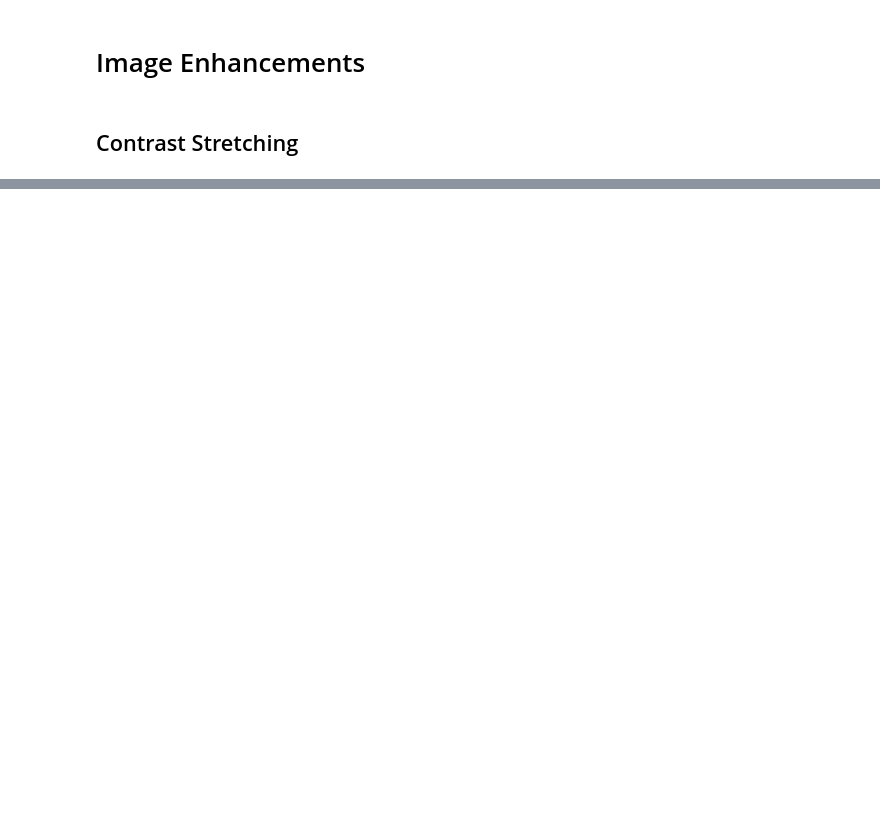
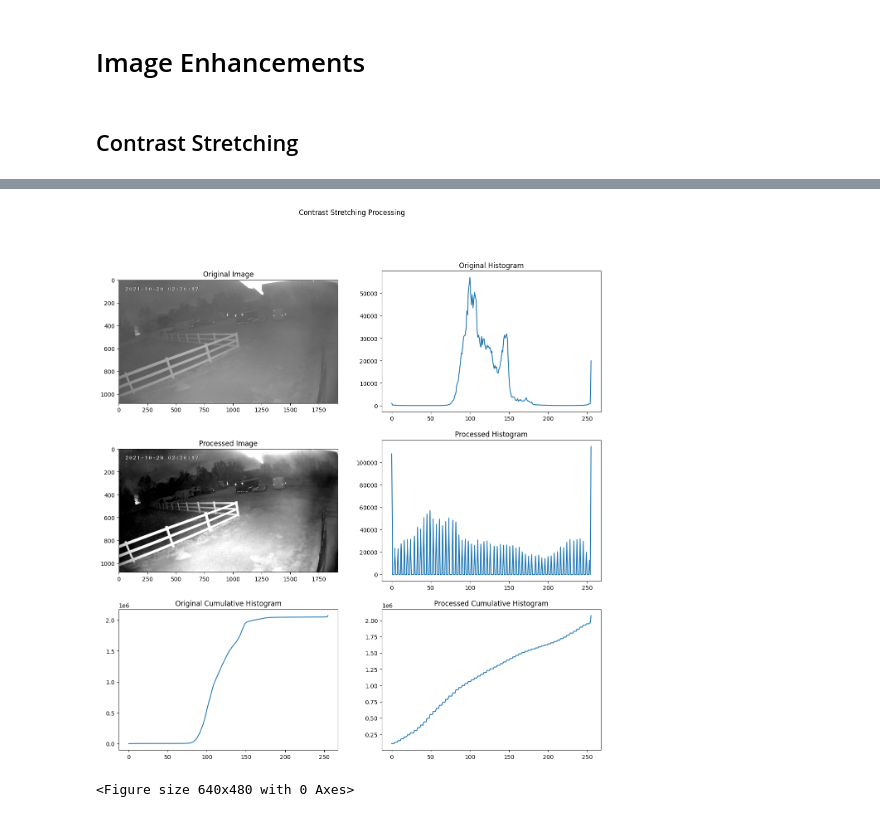
Before and after one commit to aboueleyes/cv-assignment, a Jupyter notebook: main.ipynb, the cells around one changed output, grey strips where cells are left out. Cells and saved outputs as stored; diff of their text form; code cells hidden in the pictures; blank space fills up the shorter version.

```diff
--- a/main.ipynb
+++ b/main.ipynb
@@ -61,0 +81,3 @@ show_image(new_image)
+# %%
+plot_images_with_histograms(matrix, new_image, "Contrast Stretching")
+# %% [output]
@@ -61,0 +88,2 @@ show_image(new_image)
+[figure, added]
+<Figure size 640x480 with 0 Axes>
```
Also changed, not shown: parts of 17 cells of this notebook, 3 other files.
